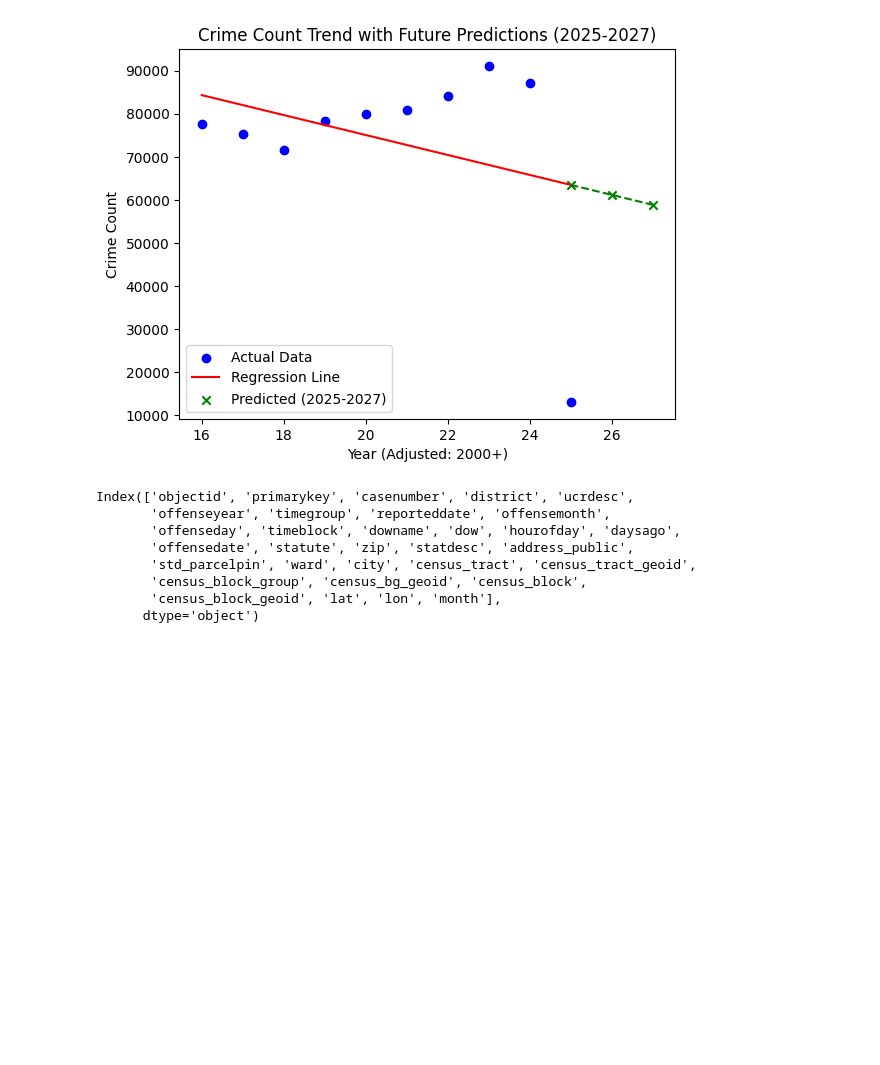
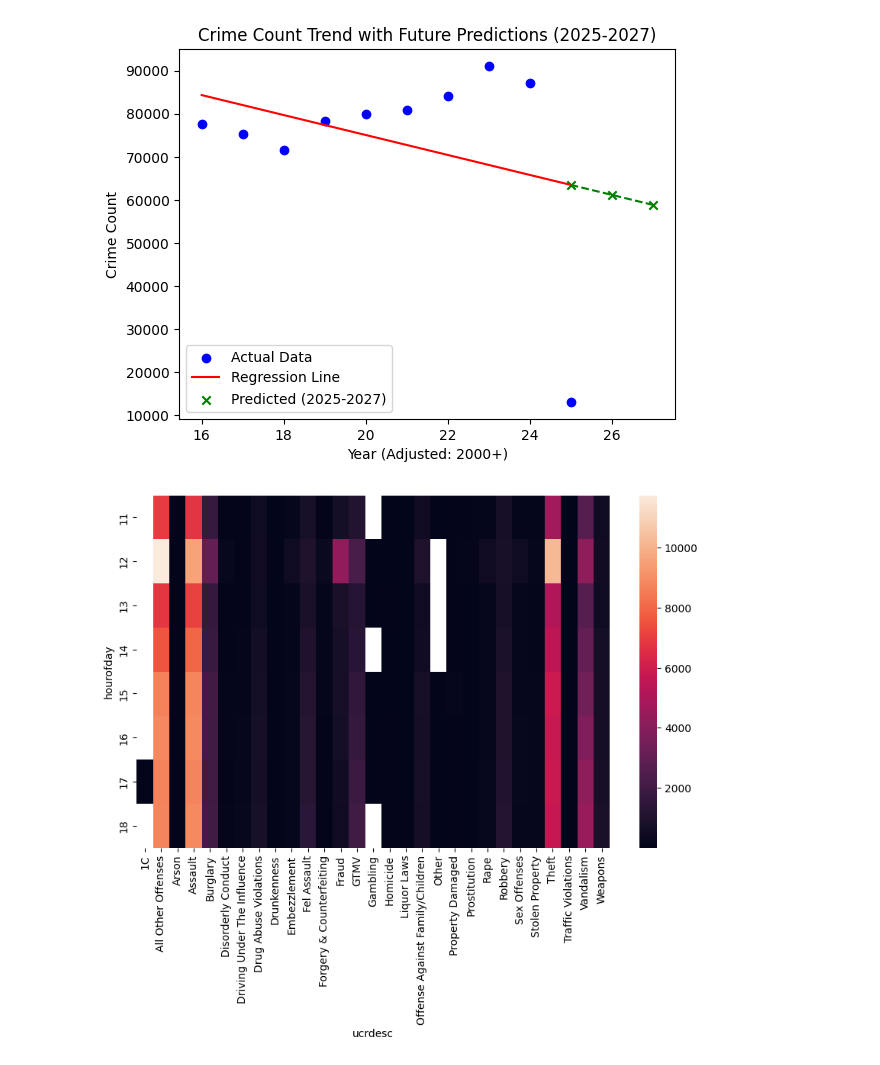
Before and after one commit to Jmillerd/City-of-Cleveland-Crime-Analysis, a Jupyter notebook: cleveland_crime_analysis.ipynb, the cells around one changed output. Cells and saved outputs as stored; diff of their text form; code cells hidden in the pictures; blank space fills up the shorter version.

```diff
--- a/cleveland_crime_analysis.ipynb
+++ b/cleveland_crime_analysis.ipynb
@@ -481,14 +481,24 @@ Intercept          121400.248485
 offenseyear_adj     -2316.212121
 dtype: float64
 [figure]
-# %%
-crime_df.columns
-# %% [output]
-Index(['objectid', 'primarykey', 'casenumber', 'district', 'ucrdesc',
-       'offenseyear', 'timegroup', 'reporteddate', 'offensemonth',
-       'offenseday', 'timeblock', 'downame', 'dow', 'hourofday', 'daysago',
-       'offensedate', 'statute', 'zip', 'statdesc', 'address_public',
-       'std_parcelpin', 'ward', 'city', 'census_tract', 'census_tract_geoid',
-       'census_block_group', 'census_bg_geoid', 'census_block',
-       'census_block_geoid', 'lat', 'lon', 'month'],
-      dtype='object')
+# %%
+timeblock_query = """
+SELECT timeblock, hourofday, ucrdesc, COUNT(*) AS ucrdesc_total
+FROM crime_data
+WHERE timeblock = 'Day'
+GROUP BY timeblock, hourofday, ucrdesc
+ORDER BY ucrdesc_total;
+"""
+
+with conn.cursor() as cursor:
+    cursor.execute(timeblock_query)
+    timeblock_df = pd.DataFrame(cursor.fetchall(), columns=[desc[0] for desc in cursor.description])
+
+heatmap_data = timeblock_df.pivot_table(index="hourofday", columns="ucrdesc", values="ucrdesc_total", aggfunc="sum")
+
+
+plt.figure(figsize=(10,6))
+sns.heatmap(data=heatmap_data)
+plt.show()
+# %% [output]
+[figure, added]
```
Also changed, not shown: parts of 3 cells of this notebook.
